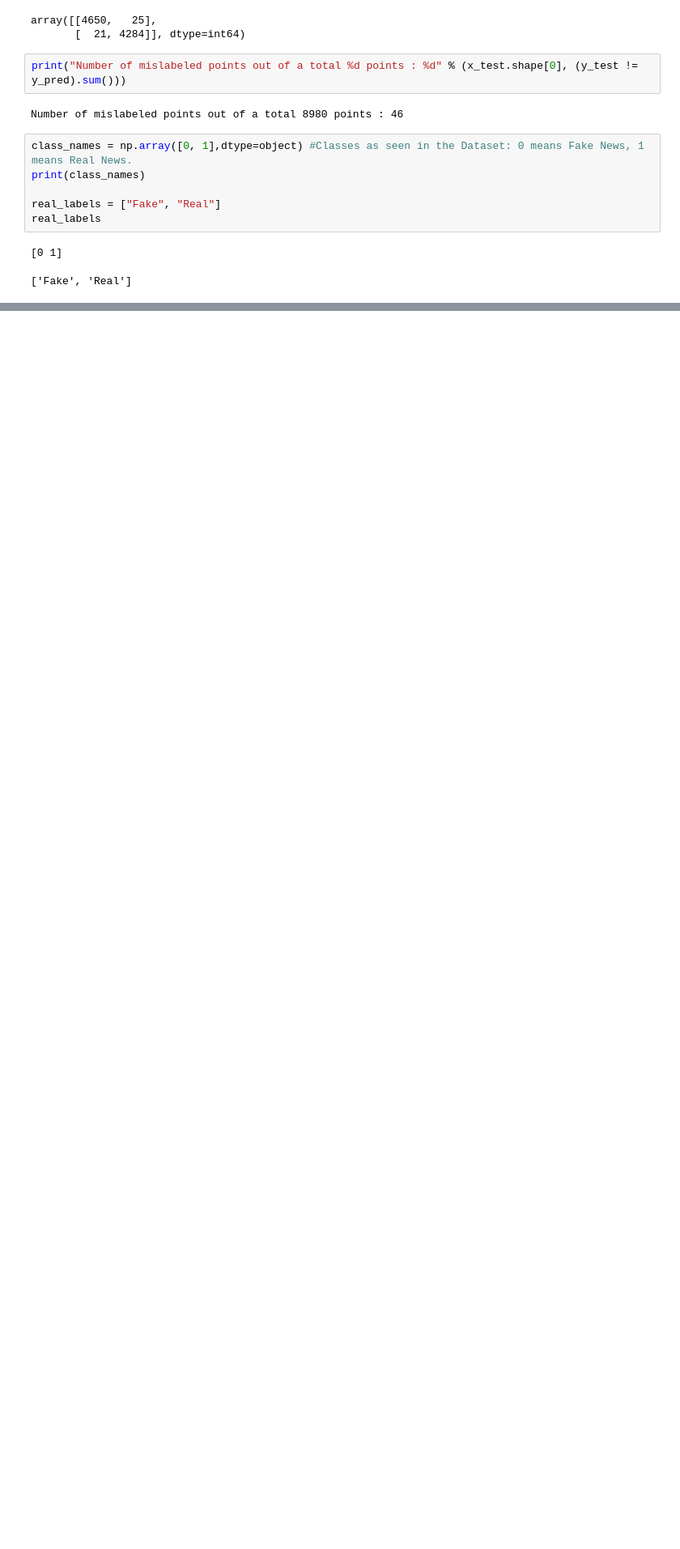
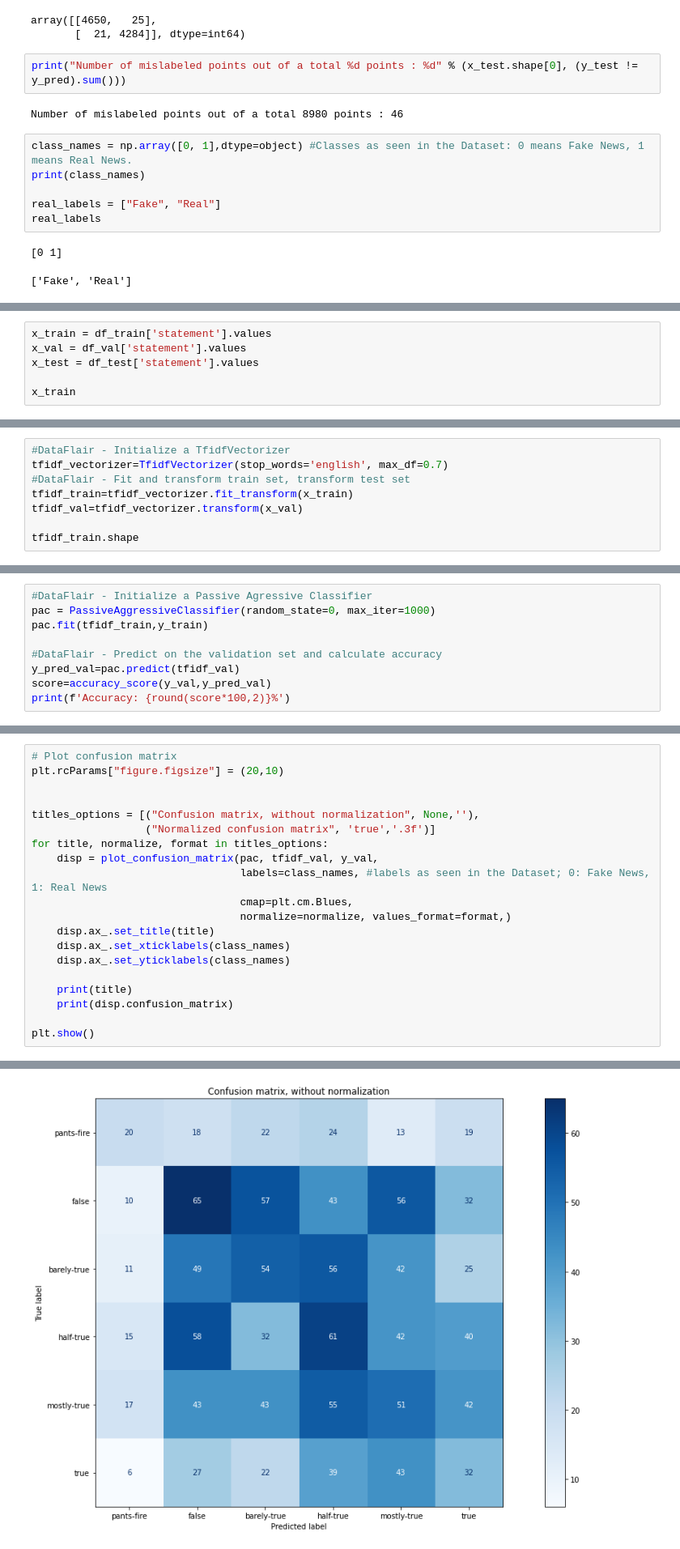
Before and after one commit to spolo96/Fake-news-detection-study, a Jupyter notebook: models/PassiveAgressive-FakeNewsDetection.ipynb, the cells around one changed output, grey strips where cells are left out. Shown at 81% size. Saved outputs shown, nothing was run; the diff lists cells and outputs as text; blank space fills up the shorter version.

Commit message:
Added LIAR Dataset to PassiveAgressiveClassifier

```diff
--- a/models/PassiveAgressive-FakeNewsDetection.ipynb
+++ b/models/PassiveAgressive-FakeNewsDetection.ipynb
@@ -323,0 +385,6 @@ Normalized confusion matrix
+# %%
+x_train = df_train['statement'].values
+x_val = df_val['statement'].values
+x_test = df_test['statement'].values
+
+x_train
@@ -323,0 +425,8 @@ Normalized confusion matrix
+# %%
+#DataFlair - Initialize a TfidfVectorizer
+tfidf_vectorizer=TfidfVectorizer(stop_words='english', max_df=0.7)
+#DataFlair - Fit and transform train set, transform test set
+tfidf_train=tfidf_vectorizer.fit_transform(x_train)
+tfidf_val=tfidf_vectorizer.transform(x_val)
+
+tfidf_train.shape
@@ -323,0 +435,9 @@ Normalized confusion matrix
+# %%
+#DataFlair - Initialize a Passive Agressive Classifier
+pac = PassiveAggressiveClassifier(random_state=0, max_iter=1000)
+pac.fit(tfidf_train,y_train)
+
+#DataFlair - Predict on the validation set and calculate accuracy
+y_pred_val=pac.predict(tfidf_val)
+score=accuracy_score(y_val,y_pred_val)
+print(f'Accuracy: {round(score*100,2)}%')
@@ -323,0 +446,21 @@ Normalized confusion matrix
+# %%
+# Plot confusion matrix
+plt.rcParams["figure.figsize"] = (20,10)
+
+
+titles_options = [("Confusion matrix, without normalization", None,''),
+                  ("Normalized confusion matrix", 'true','.3f')]
+for title, normalize, format in titles_options:
+    disp = plot_confusion_matrix(pac, tfidf_val, y_val,
+                                 labels=class_names, #labels as seen in the Dataset; 0: Fake News, 1: Real News
+                                 cmap=plt.cm.Blues,
+                                 normalize=normalize, values_format=format,)
+    disp.ax_.set_title(title)
+    disp.ax_.set_xticklabels(class_names)
+    disp.ax_.set_yticklabels(class_names)
+
+    print(title)
+    print(disp.confusion_matrix)
+
+plt.show()
+# %% [output]
@@ -323,0 +481 @@ Normalized confusion matrix
+[figure, added]
```
Also changed, not shown: parts of 15 cells of this notebook.
